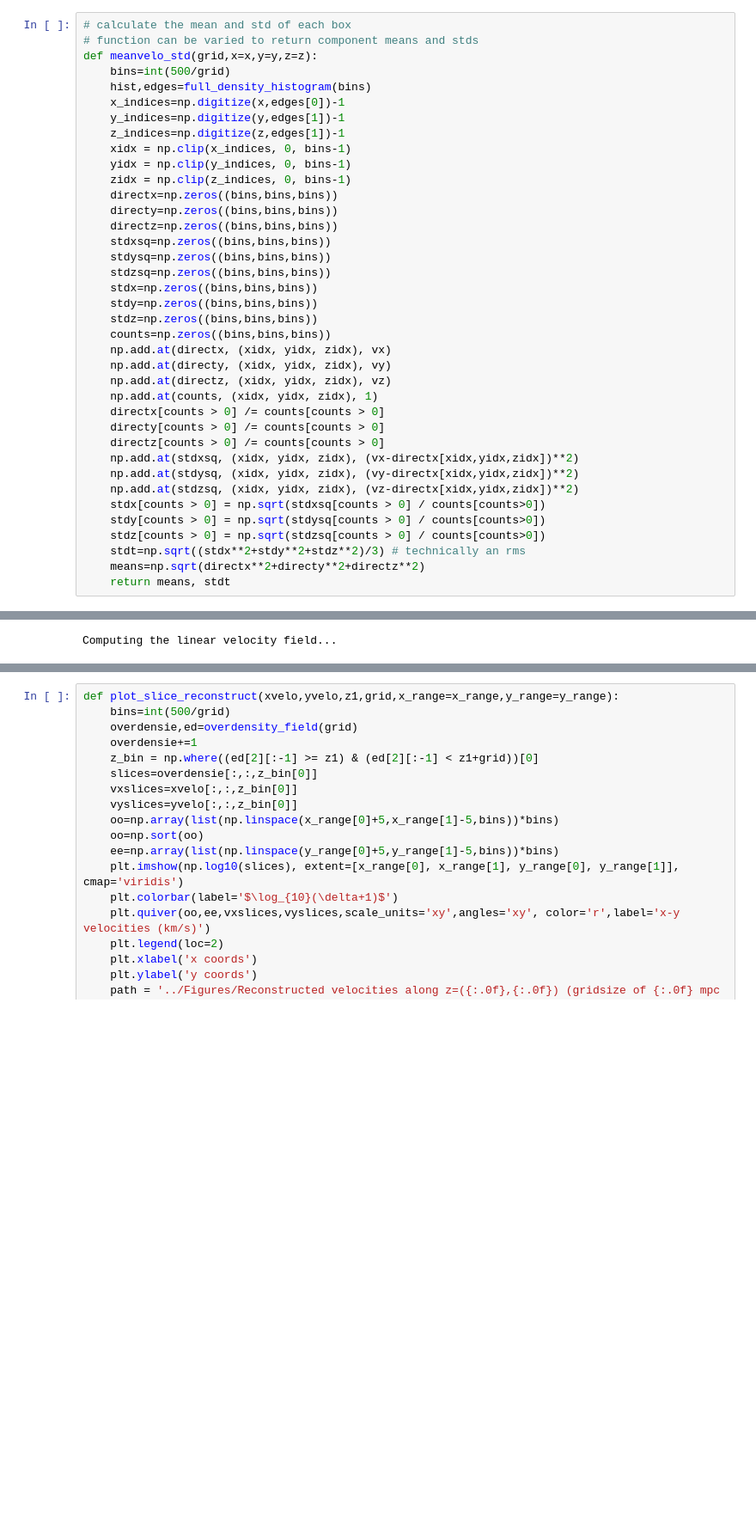
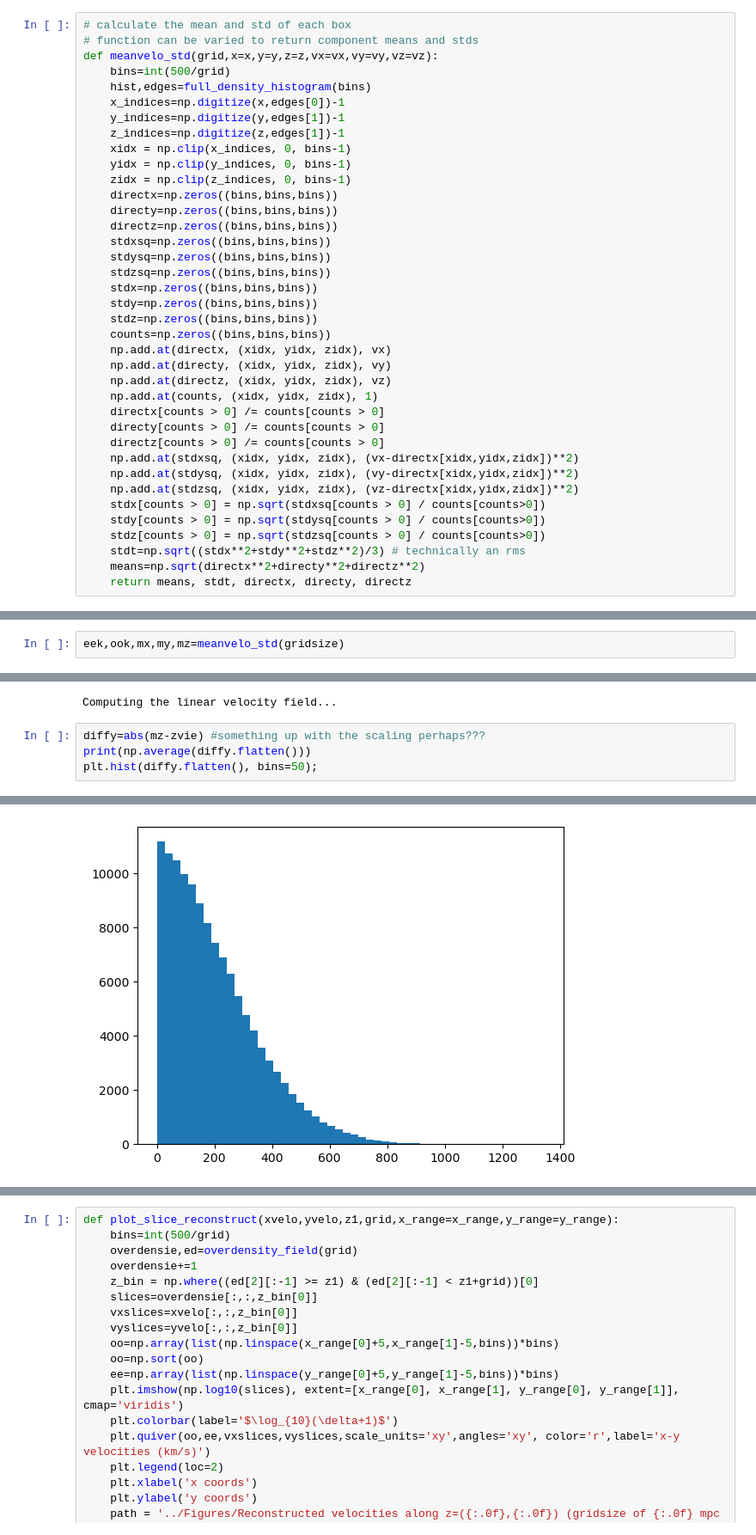
Before and after one commit to eh13913/Velocity-Reconstruction-Project, a Jupyter notebook: Notebooks/Create_Density_Field.ipynb, the cells around one changed output, grey strips where cells are left out. Shown at 86% size. Drawn from its saved outputs; the diff is of its cells as text; blank space fills up the shorter version.

```diff
--- a/Notebooks/Create_Density_Field.ipynb
+++ b/Notebooks/Create_Density_Field.ipynb
@@ -161,7 +161,7 @@ def overdensity_with_velocities(z1,grid,x_range=x_range,y_range=y_range,vy=vy,vx
 # %%
 # calculate the mean and std of each box
 # function can be varied to return component means and stds
-def meanvelo_std(grid,x=x,y=y,z=z):
+def meanvelo_std(grid,x=x,y=y,z=z,vx=vx,vy=vy,vz=vz):
     bins=int(500/grid)
     hist,edges=full_density_histogram(bins)
     x_indices=np.digitize(x,edges[0])-1
@@ -195,7 +195,7 @@ def meanvelo_std(grid,x=x,y=y,z=z):
     stdz[counts > 0] = np.sqrt(stdzsq[counts > 0] / counts[counts>0])
     stdt=np.sqrt((stdx**2+stdy**2+stdz**2)/3) # technically an rms
     means=np.sqrt(directx**2+directy**2+directz**2)
-    return means, stdt
+    return means, stdt, directx, directy, directz
 # %%
 # produce histogram of all velocity and std data
 def produce_velo_std_histogram(grid):
@@ -372,7 +372,14 @@ def compute_velocity_field(delta, grid_edges, H0=67, omega_m=0.3):
     return [vx, vy, vz]
 # %%
 overdense,edie=overdensity_field(gridsize)
+# %%
+eek,ook,mx,my,mz=meanvelo_std(gridsize)
 # %%
 xvie,yvie,zvie=compute_velocity_field(overdense,edie[0])
 # %% [output]
 Computing the linear velocity field...
+# %%
+diffy=abs(mz-zvie) #something up with the scaling perhaps???
+print(np.average(diffy.flatten()))
+plt.hist(diffy.flatten(), bins=50);
+# %% [output]
@@ -378,0 +387 @@ Computing the linear velocity field...
+[figure, added]
```
Also changed, not shown: parts of 5 cells of this notebook.
